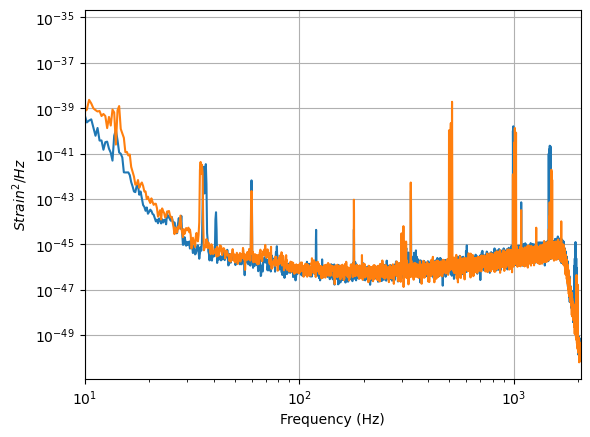
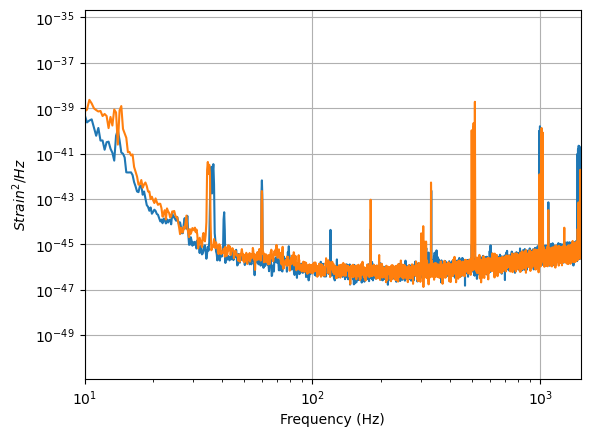
Code edit (unified diff) that turned the first committed figure into the second:
--- before
+++ after
@@ -10,4 +10,4 @@
 plt.xlabel('Frequency (Hz)')
 plt.grid()
-plt.xlim(10, 2048)
+plt.xlim(10, 1500)
 plt.show()

Commit: Updated notebooks